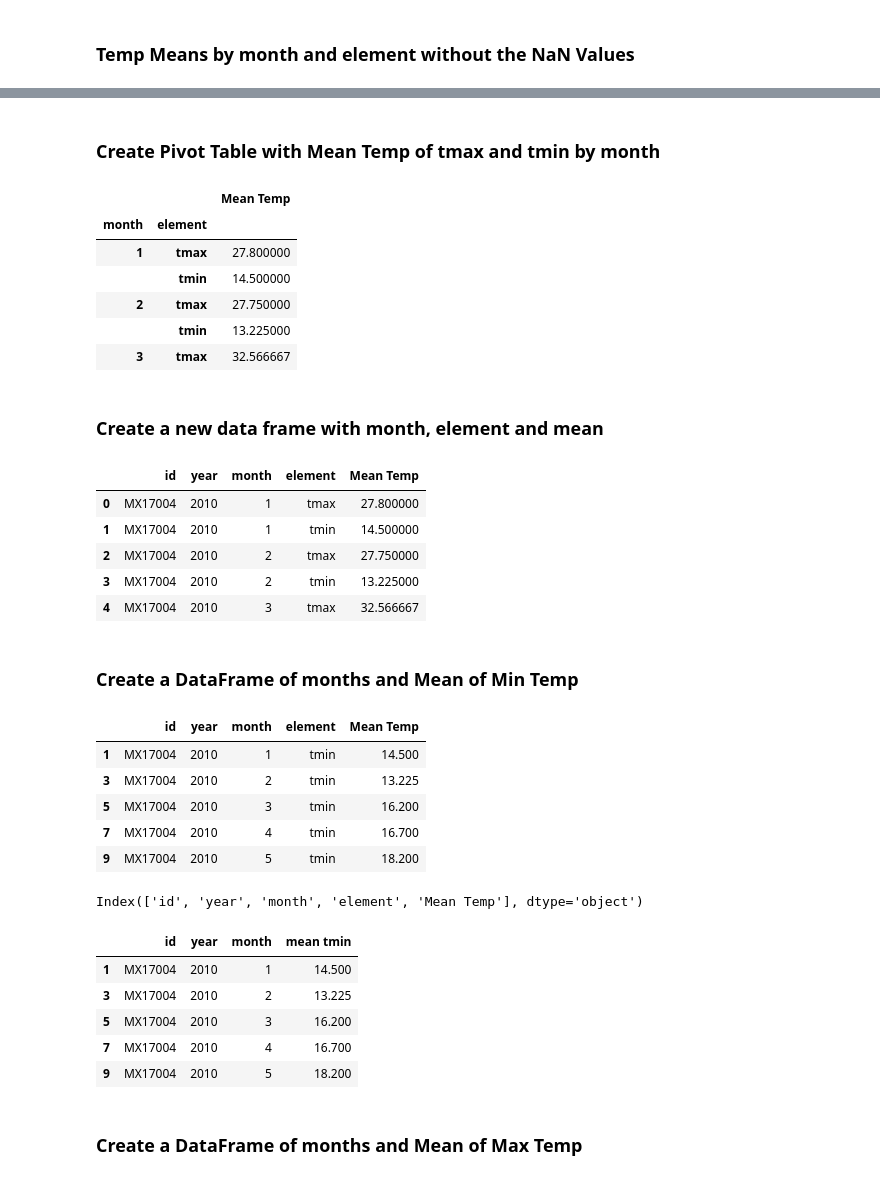
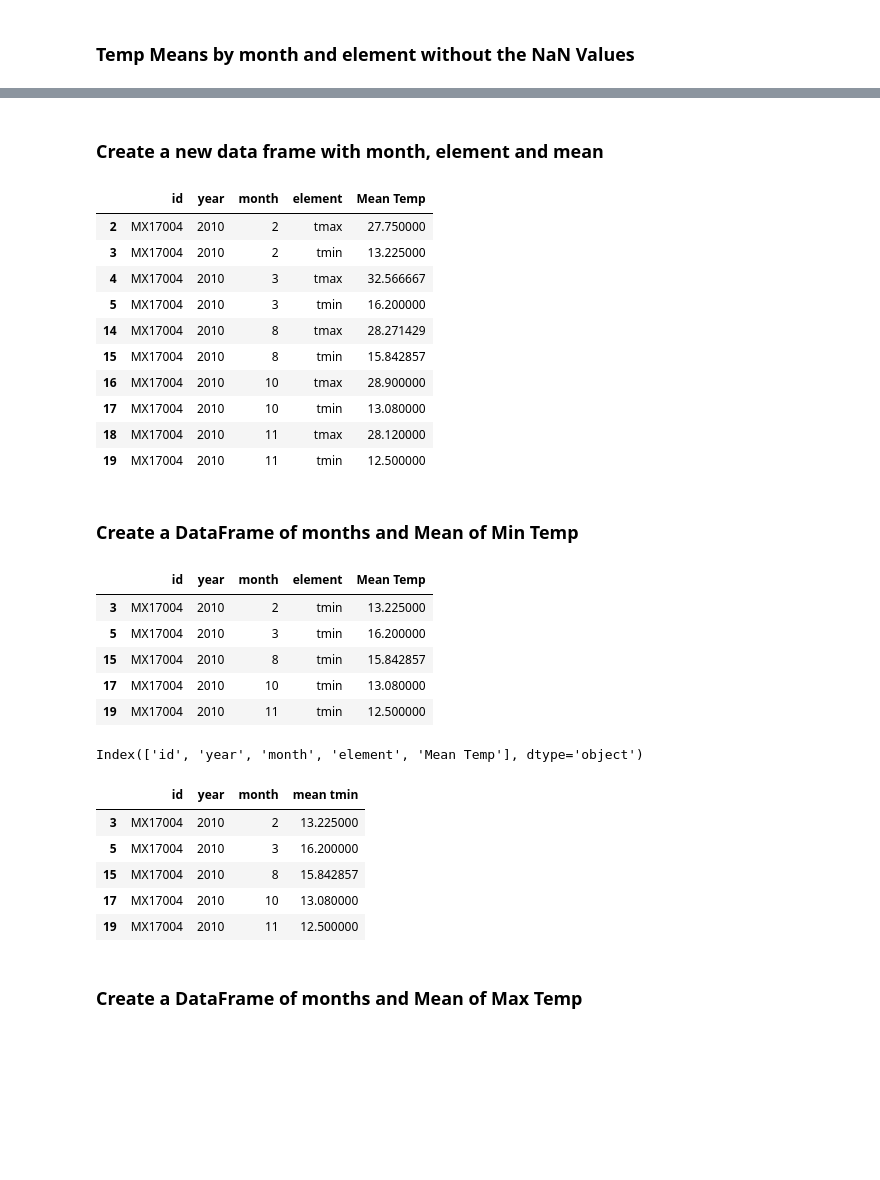
Before and after one commit to paulagual/lab-data-cleaning, a Jupyter notebook: your-code/weather.ipynb, the cells around one changed output, grey strips where cells are left out. Drawn from its saved outputs; the diff is of its cells as text; code cells hidden in the pictures; blank space fills up the shorter version.

```diff
--- a/your-code/weather.ipynb
+++ b/your-code/weather.ipynb
@@ -114,0 +141,2 @@ memory usage: 6.1+ KB
+# %%
+data_5 = data[data.T.isnull().sum()<29]
@@ -115,7 +227,7 @@ memory usage: 6.1+ KB
 # %% [markdown]
 ### Temp Means by month and element without the NaN Values
 # %%
-avg_temp = data[['d1', 'd2', 'd3', 'd4', 'd5', 'd6',
+avg_temp = data_5[['d1', 'd2', 'd3', 'd4', 'd5', 'd6',
        'd7', 'd8', 'd9', 'd10', 'd11', 'd12', 'd13', 'd14', 'd15', 'd16',
        'd17', 'd18', 'd19', 'd20', 'd21', 'd22', 'd23', 'd24', 'd25', 'd26',
        'd27', 'd28', 'd29', 'd30', 'd31']].mean(axis = 1, skipna = True)
@@ -146,3 +252,3 @@ Name: Mean Temp, dtype: float64
 # %%
-data = pd.concat([data, avg_temp], axis=1)
+data_5 = pd.concat([data_5, avg_temp], axis=1)
 # %%
@@ -172,2 +263,0 @@ avg_temp_2.head()
-# %% [markdown]
-### Create Pivot Table with Mean Temp of tmax and tmin by month
@@ -176,39 +264,34 @@ avg_temp_3 = data.pivot_table(index=['month','element'],values=['Mean Temp',],ag
-# %%
-avg_temp_3.head()
-# %% [output]
-|  |  | Mean Temp |
-| month | element |  |
-| 1 | tmax | 27.800000 |
-|  | tmin | 14.500000 |
-| 2 | tmax | 27.750000 |
-|  | tmin | 13.225000 |
-| 3 | tmax | 32.566667 |
 # %% [markdown]
 ### Create a new data frame with month, element and mean
 # %%
-short_data = data[['id', 'year', 'month', 'element', 'Mean Temp']]
+short_data = data_5[['id', 'year', 'month', 'element', 'Mean Temp']]
 # %%
-short_data.head()
+short_data
 # %% [output]
 |  | id | year | month | element | Mean Temp |
-| 0 | MX17004 | 2010 | 1 | tmax | 27.800000 |
-| 1 | MX17004 | 2010 | 1 | tmin | 14.500000 |
 | 2 | MX17004 | 2010 | 2 | tmax | 27.750000 |
 | 3 | MX17004 | 2010 | 2 | tmin | 13.225000 |
 | 4 | MX17004 | 2010 | 3 | tmax | 32.566667 |
+| 5 | MX17004 | 2010 | 3 | tmin | 16.200000 |
+| 14 | MX17004 | 2010 | 8 | tmax | 28.271429 |
+| 15 | MX17004 | 2010 | 8 | tmin | 15.842857 |
+| 16 | MX17004 | 2010 | 10 | tmax | 28.900000 |
+| 17 | MX17004 | 2010 | 10 | tmin | 13.080000 |
+| 18 | MX17004 | 2010 | 11 | tmax | 28.120000 |
+| 19 | MX17004 | 2010 | 11 | tmin | 12.500000 |
 # %% [markdown]
 ### Create a DataFrame of months and Mean of Min Temp
 # %%
 short_data_min = short_data.loc[short_data['element'] == 'tmin']
 # %%
-short_data_min.head()
+short_data_min
 # %% [output]
 |  | id | year | month | element | Mean Temp |
-| 1 | MX17004 | 2010 | 1 | tmin | 14.500 |
-| 3 | MX17004 | 2010 | 2 | tmin | 13.225 |
-| 5 | MX17004 | 2010 | 3 | tmin | 16.200 |
-| 7 | MX17004 | 2010 | 4 | tmin | 16.700 |
-| 9 | MX17004 | 2010 | 5 | tmin | 18.200 |
+| 3 | MX17004 | 2010 | 2 | tmin | 13.225000 |
+| 5 | MX17004 | 2010 | 3 | tmin | 16.200000 |
+| 15 | MX17004 | 2010 | 8 | tmin | 15.842857 |
+| 17 | MX17004 | 2010 | 10 | tmin | 13.080000 |
+| 19 | MX17004 | 2010 | 11 | tmin | 12.500000 |
 # %%
 short_data_min.columns
 # %% [output]
@@ -218,14 +301,14 @@ short_data_min.columns = ['id', 'year', 'month', 'element', 'mean tmin']
 # %%
 short_data_min = short_data_min.drop(['element'], axis=1)
 # %%
-short_data_min.head()
+short_data_min
 # %% [output]
 |  | id | year | month | mean tmin |
-| 1 | MX17004 | 2010 | 1 | 14.500 |
-| 3 | MX17004 | 2010 | 2 | 13.225 |
-| 5 | MX17004 | 2010 | 3 | 16.200 |
-| 7 | MX17004 | 2010 | 4 | 16.700 |
-| 9 | MX17004 | 2010 | 5 | 18.200 |
+| 3 | MX17004 | 2010 | 2 | 13.225000 |
+| 5 | MX17004 | 2010 | 3 | 16.200000 |
+| 15 | MX17004 | 2010 | 8 | 15.842857 |
+| 17 | MX17004 | 2010 | 10 | 13.080000 |
+| 19 | MX17004 | 2010 | 11 | 12.500000 |
 # %% [markdown]
 ### Create a DataFrame of months and Mean of Max Temp
 # %%
```
Also changed, not shown: parts of 42 cells of this notebook.
